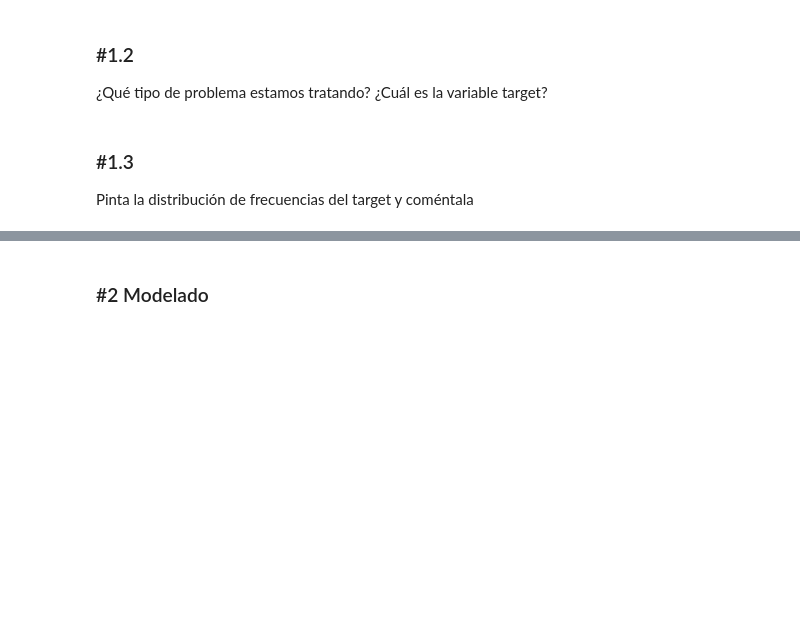
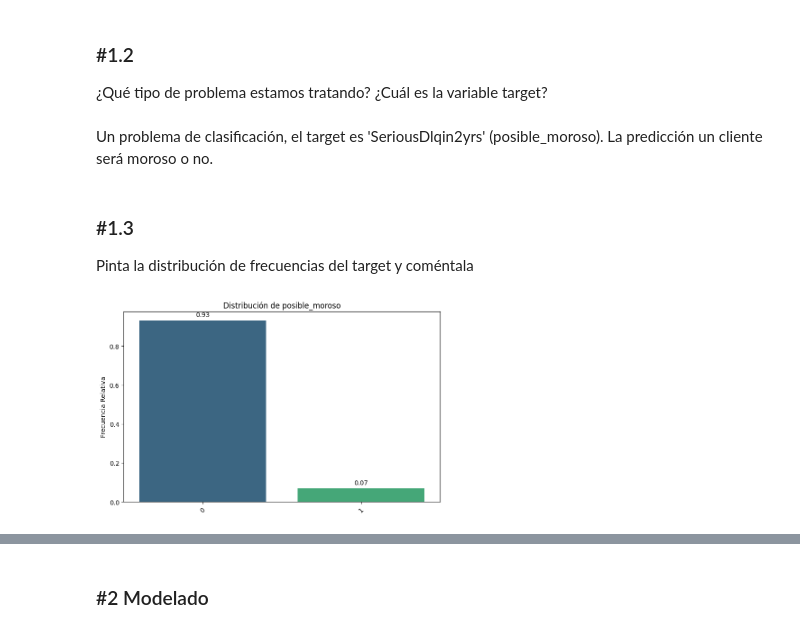
Before and after one commit to arratealduzin/Repo-ejercicos, a Jupyter notebook: 04_Machine_Learning/Sprint_12/Unidad_01_ML_Supervisado_Otros_Modelos/03_Practica_Obligatoria/18_Practica_Obligatoria_Supervisado_Otros_Modelos.ipynb, the cells around one changed output, grey strips where cells are left out. Drawn from its saved outputs; the diff is of its cells as text; code cells hidden in the pictures; blank space fills up the shorter version.

```diff
--- a/04_Machine_Learning/Sprint_12/Unidad_01_ML_Supervisado_Otros_Modelos/03_Practica_Obligatoria/18_Practica_Obligatoria_Supervisado_Otros_Modelos.ipynb
+++ b/04_Machine_Learning/Sprint_12/Unidad_01_ML_Supervisado_Otros_Modelos/03_Practica_Obligatoria/18_Practica_Obligatoria_Supervisado_Otros_Modelos.ipynb
@@ -18,3 +26,6 @@ Vamos a volver al dataset con el que vimos la clasificación binaria con regresi
 
 ### #1.1
 Cárgalo y, apoyándote en las herramientas y fuentes que consideres necesarias, haz una descripción textual de sus variables. Luego con ayuda de los datos, haz una clasificación inicial de sus variables en categóricas y numéricas.
+# %%
+df = pd.read_csv("./data/credit_npo.csv")
+df
@@ -21,6 +106,18 @@ Cárgalo y, apoyándote en las herramientas y fuentes que consideres necesarias,
 # %% [markdown]
 ### #1.2
 ¿Qué tipo de problema estamos tratando? ¿Cuál es la variable target?
+# %% [markdown]
+Un problema de clasificación, el target es 'SeriousDlqin2yrs' (posible_moroso). La predicción un cliente será moroso o no.
+# %%
+df_nombre= df.copy()
+df_nombre.columns = ["posible_moroso", "uso_crédito", "edad", "retraso_30_a_59_dias", "gastos_vs_ingresos",
+                     "ingresos", "ptmos_otros", "retraso_mas_90_dias", "ptmos_hipotecario",
+                     "retraso_60_a_89_dias", "personas_a_cargo" ]
 # %% [markdown]
 ### #1.3
 Pinta la distribución de frecuencias del target y coméntala
+# %%
+import bootcampviztools as bt
+bt.pinta_distribucion_categoricas(df_nombre, ["posible_moroso"], relativa= True, mostrar_valores= True);
+# %% [output]
+[figure, added]
```
Also changed, not shown: parts of 47 cells of this notebook, 2 other files.
